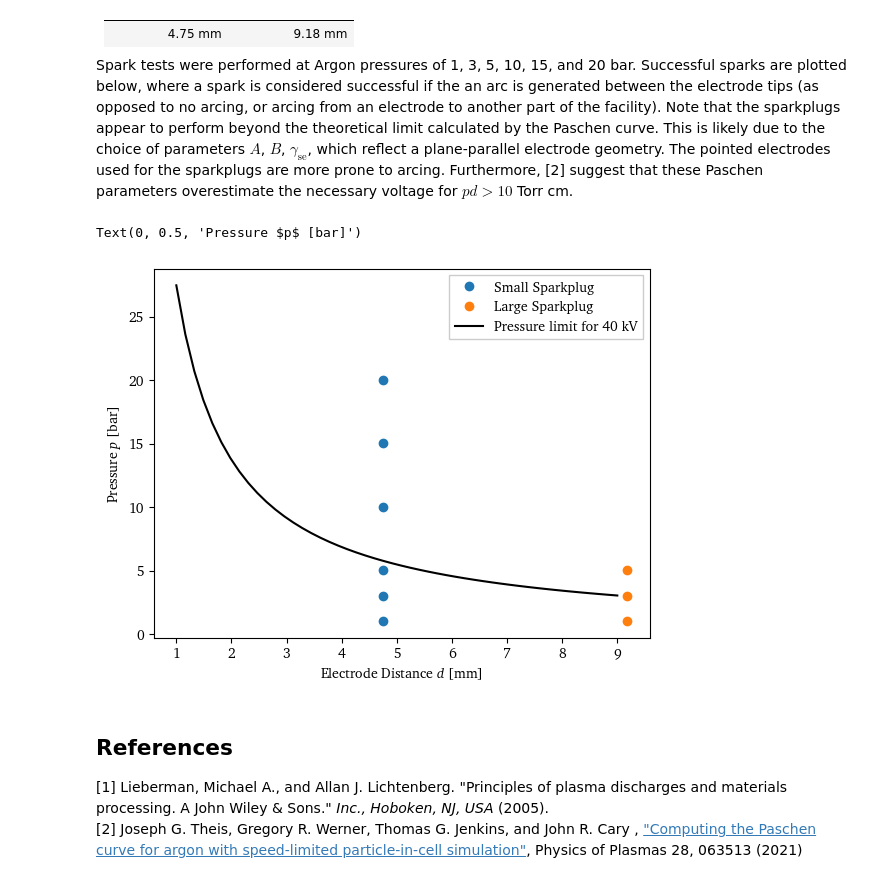
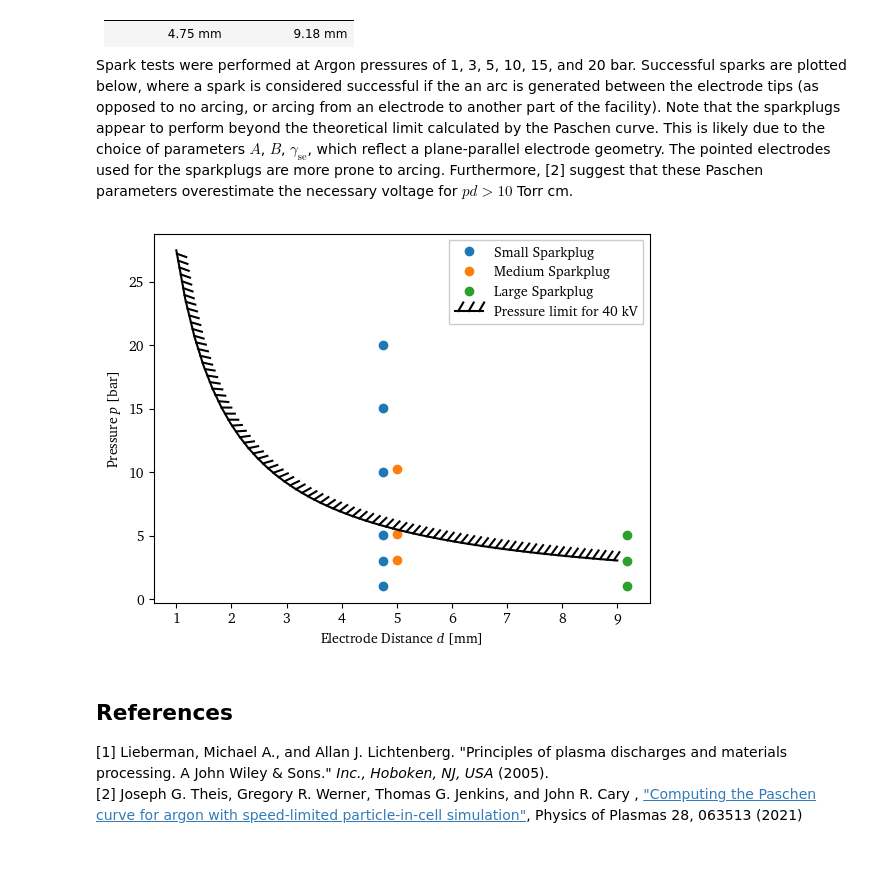
Before and after one commit to eeduplay/MScThesis, a Jupyter notebook: code/paschen.ipynb, the cells around one changed output. Saved outputs shown, nothing was run; the diff lists cells and outputs as text; code cells hidden in the pictures.

```diff
--- a/code/paschen.ipynb
+++ b/code/paschen.ipynb
@@ -58,30 +59,32 @@ Spark tests were performed at Argon pressures of 1, 3, 5, 10, 15, and 20 bar. Su
 # %%
 smallspark_data = pd.read_excel('../rawdata/LSPG_sparkTests.xlsx', usecols='A:B')
 largespark_data = pd.read_excel('../rawdata/LSPG_sparkTests.xlsx', usecols='C:D')
+midspark_data = pd.read_excel('../rawdata/LSPG_sparkTests.xlsx', usecols='E:F')
 
 voltage = 40000  # Smart coil output voltage
 pressure_limit_solution = sciopt.root(
     lambda p: paschen(p*distance)-voltage,
     x0=np.ones(distance.shape)*10e5/133.322
 )
 
 plt.plot(smallspark_data['Small Gap Size [mm]'],
              smallspark_data['Actual Pressure Small [bar]'],
              'o', label='Small Sparkplug')
+plt.plot(midspark_data['Mid Gap Size'],
+             midspark_data['Actual Pressure Mid [bar]'],
+             'o', label='Medium Sparkplug')
 plt.plot(largespark_data['Big Gap Size [mm]'],
              largespark_data['Actual Pressure Big [bar]'],
              'o', label='Large Sparkplug')
-plt.plot(distance*10,
-             pressure_limit_solution.x*133.322/1e5,
-             'k',
-             label='Pressure limit for {} kV'.format(int(voltage/1e3)))
+plt.plot(distance*10, pressure_limit_solution.x*133.322/1e5, 'k',
+         path_effects=[patheffects.withTickedStroke(spacing=5, angle=60)],
+         label='Pressure limit for {} kV'.format(int(voltage/1e3)))
 plt.legend()
 plt.xlabel('Electrode Distance $d$ [mm]')
 plt.ylabel('Pressure $p$ [bar]')
 plt.show()
 # %% [output]
-Text(0, 0.5, 'Pressure $p$ [bar]')
-[figure, old version]
+[figure, new version]
 # %% [markdown]
 ## References
 [1] Lieberman, Michael A., and Allan J. Lichtenberg. "Principles of plasma discharges and materials processing. A John Wiley & Sons." *Inc., Hoboken, NJ, USA* (2005).
```
Also changed, not shown: parts of 1 cell of this notebook, 4 other files.
